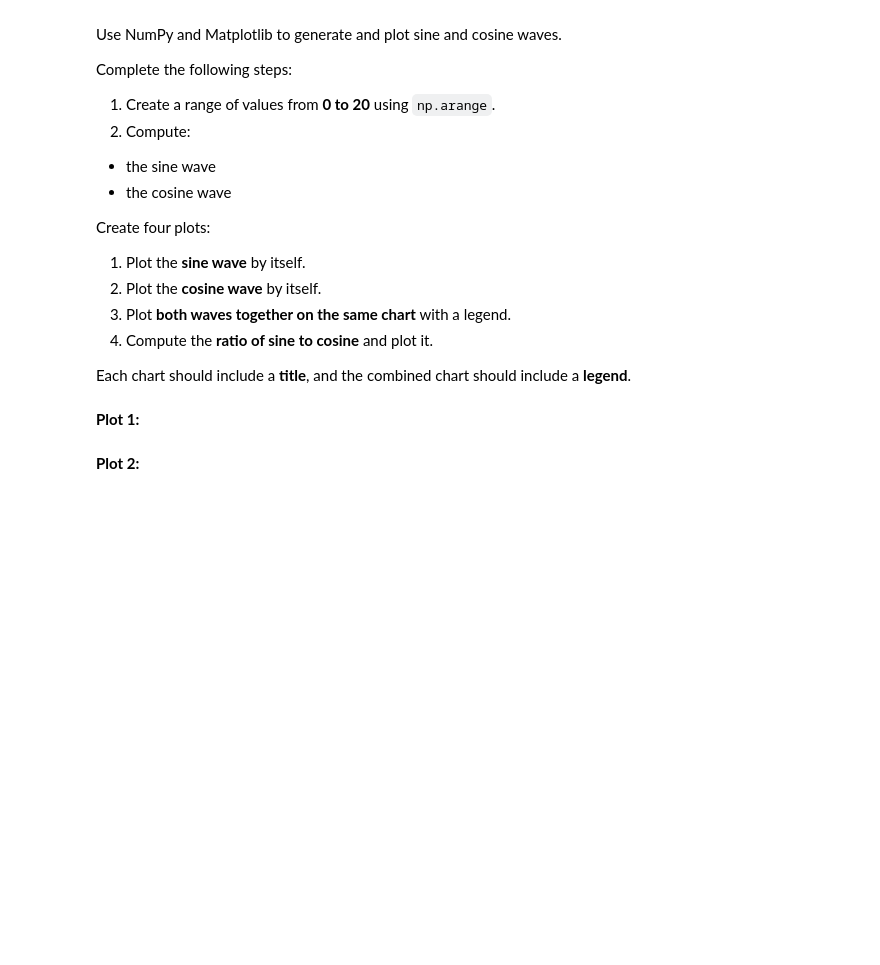
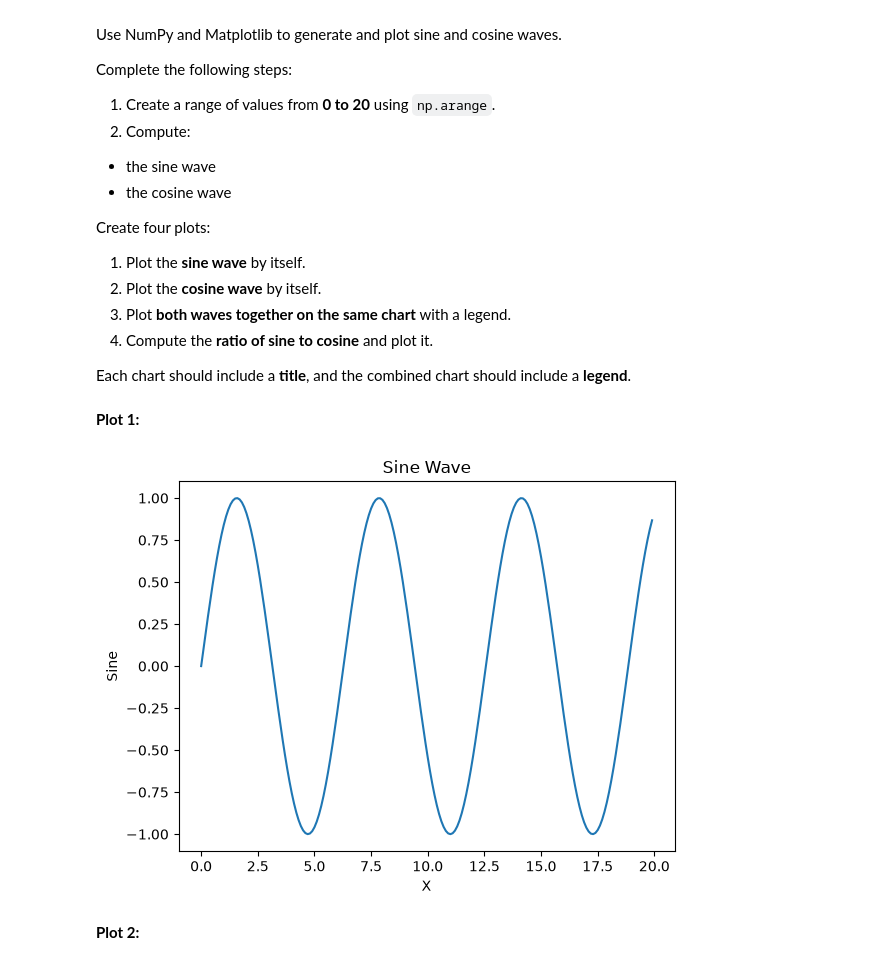
Before and after one commit to jbenigeriBU/dx602-homework-09, a Jupyter notebook: homework.ipynb, the cells around one changed output. Saved outputs shown, nothing was run; the diff lists cells and outputs as text; code cells hidden in the pictures; blank space fills up the shorter version.

```diff
--- a/homework.ipynb
+++ b/homework.ipynb
@@ -134,2 +175,16 @@ Each chart should include a **title**, and the combined chart should include a *
+# %%
+#Your Solution
+# Create values
+x = np.arange(0, 20, 0.1)
+sine = np.sin(x)
+
+# Plot sine
+plt.plot(x, sine)
+plt.title("Sine Wave")
+plt.xlabel("X")
+plt.ylabel("Sine")
+plt.show()
+# %% [output]
+[figure, added]
 # %% [markdown]
 **Plot 2:**
```
Also changed, not shown: parts of 32 cells of this notebook.
